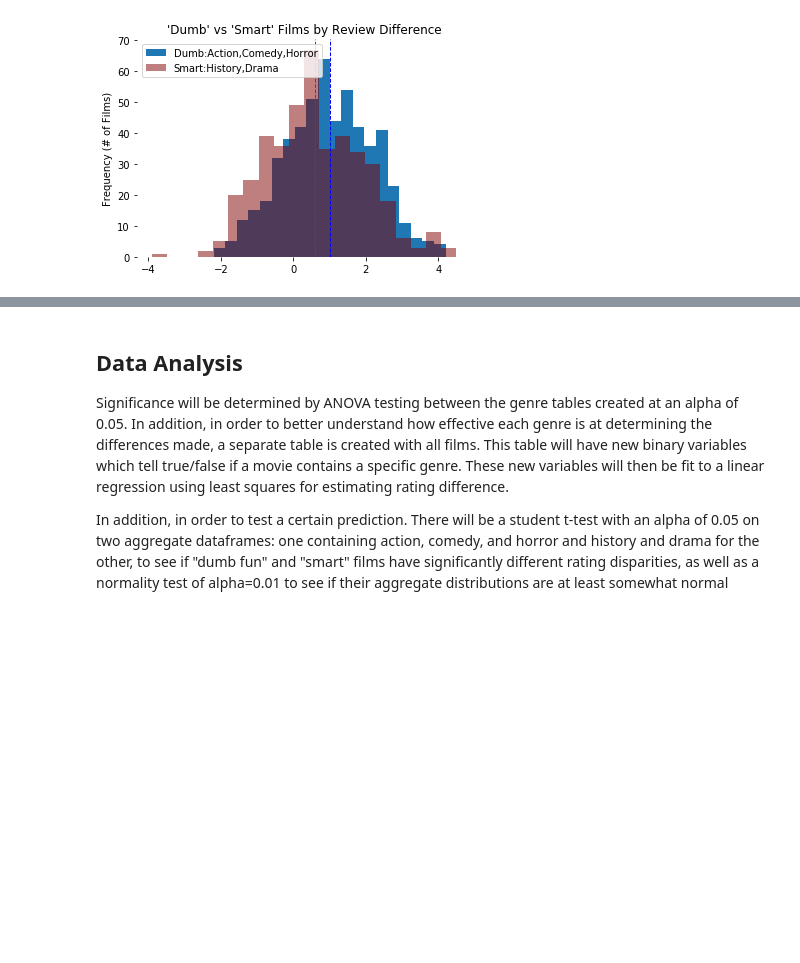
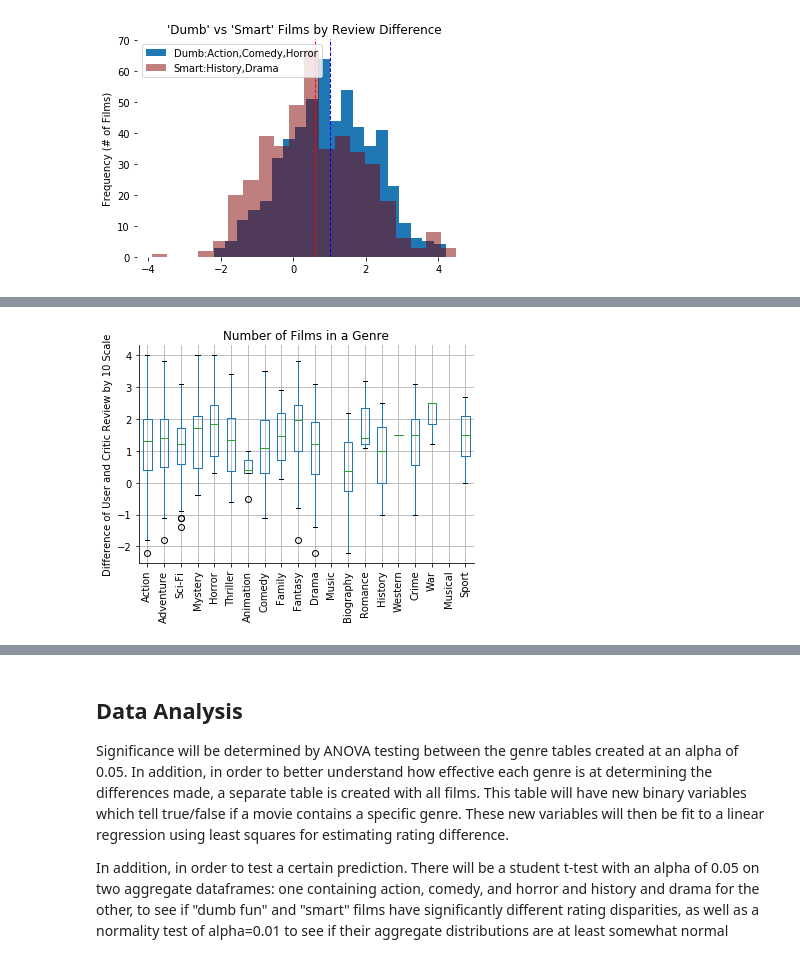
Before and after one commit to Laser11/GenreVDeltaRatings, a Jupyter notebook: FinalProject.ipynb, the cells around one changed output, grey strips where cells are left out. Drawn from its saved outputs; the diff is of its cells as text; code cells hidden in the pictures; blank space fills up the shorter version.

Commit message:
Added boxplot of distritbutions and mean and median lists

```diff
--- a/FinalProject.ipynb
+++ b/FinalProject.ipynb
@@ -199,3 +200,24 @@ plt.axvline(branDiff.mean(), color='red', linestyle='dashed', linewidth=1)
 # %% [output]
 <matplotlib.lines.Line2D at 0x...>
 [figure]
+# %%
+#Create a boxplot of all the distributions
+
+#Get all the distributions in one place
+filmDifferences = pd.DataFrame()
+
+for genre,filmDiff in movieTb.items():
+    filmDifferences[genre] = filmDiff['Difference']
+
+filmDifferences.boxplot()
+
+
+ax = plt.axes()
+
+plt.xticks(rotation='vertical')
+plt.title('Number of Films in a Genre')
+ax.set_ylabel('Difference of User and Critic Review by 10 Scale')
+ax.spines['right'].set_linewidth(0)
+ax.spines['top'].set_linewidth(0)
+plt.show()
+# %% [output]
@@ -201,0 +226 @@ plt.axvline(branDiff.mean(), color='red', linestyle='dashed', linewidth=1)
+[figure, added]
```
Also changed, not shown: parts of 3 cells of this notebook.
